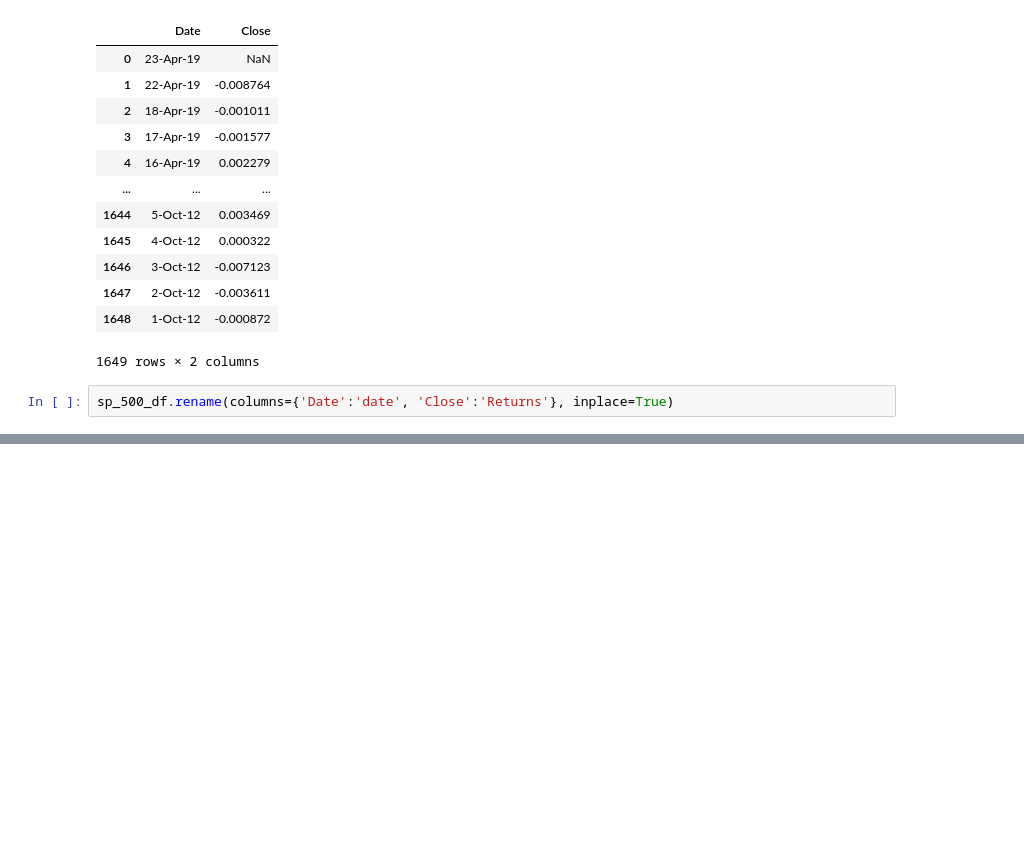
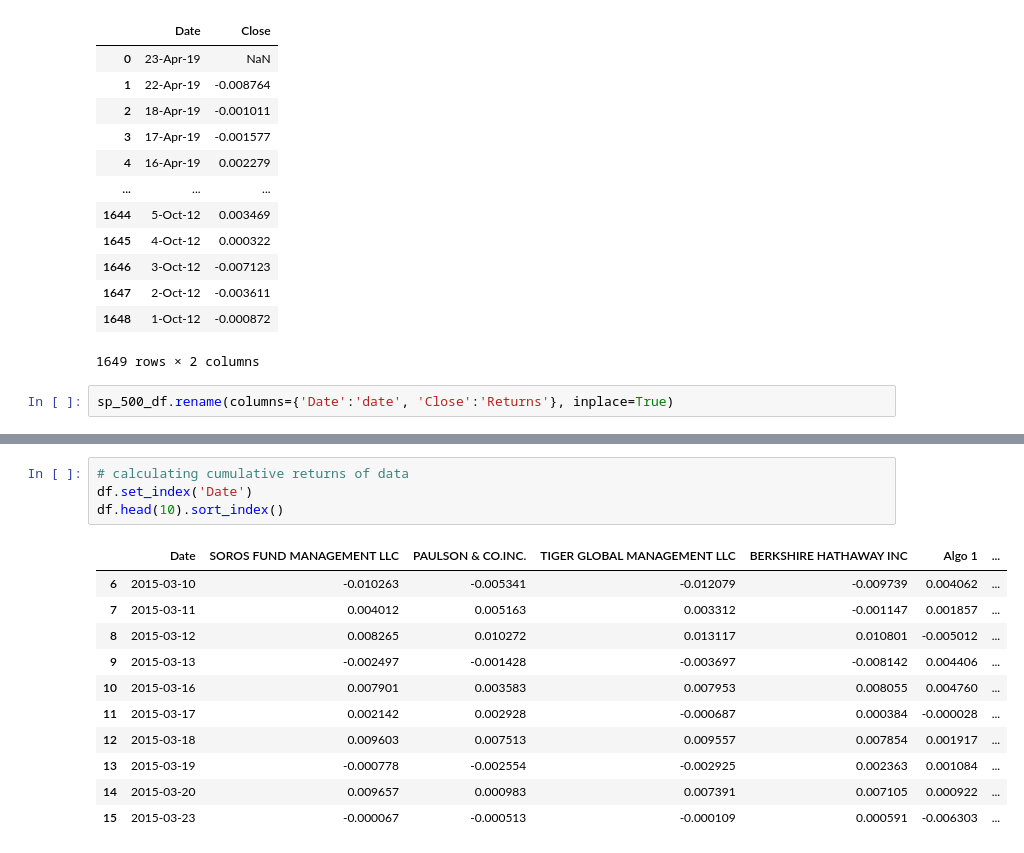
Before and after one commit to willudeh99/Python-wih-Pandas, a Jupyter notebook: Untitled.ipynb, the cells around one changed output, grey strips where cells are left out. Saved outputs shown, nothing was run; the diff lists cells and outputs as text; blank space fills up the shorter version.

```diff
--- a/Untitled.ipynb
+++ b/Untitled.ipynb
@@ -255,0 +266,16 @@ df.head(10)
+# %%
+# calculating cumulative returns of data
+df.set_index('Date')
+df.head(10).sort_index()
+# %% [output]
+|  | Date | SOROS FUND MANAGEMENT LLC | PAULSON & CO.INC. | TIGER GLOBAL MANAGEMENT LLC | BERKSHIRE HATHAWAY INC | Algo 1 | ... |
+| 6 | 2015-03-10 | -0.010263 | -0.005341 | -0.012079 | -0.009739 | 0.004062 | ... |
+| 7 | 2015-03-11 | 0.004012 | 0.005163 | 0.003312 | -0.001147 | 0.001857 | ... |
+| 8 | 2015-03-12 | 0.008265 | 0.010272 | 0.013117 | 0.010801 | -0.005012 | ... |
+| 9 | 2015-03-13 | -0.002497 | -0.001428 | -0.003697 | -0.008142 | 0.004406 | ... |
+| 10 | 2015-03-16 | 0.007901 | 0.003583 | 0.007953 | 0.008055 | 0.004760 | ... |
+| 11 | 2015-03-17 | 0.002142 | 0.002928 | -0.000687 | 0.000384 | -0.000028 | ... |
+| 12 | 2015-03-18 | 0.009603 | 0.007513 | 0.009557 | 0.007854 | 0.001917 | ... |
+| 13 | 2015-03-19 | -0.000778 | -0.002554 | -0.002925 | 0.002363 | 0.001084 | ... |
+| 14 | 2015-03-20 | 0.009657 | 0.000983 | 0.007391 | 0.007105 | 0.000922 | ... |
+| 15 | 2015-03-23 | -0.000067 | -0.000513 | -0.000109 | 0.000591 | -0.006303 | ... |
```
Also changed, not shown: parts of 7 cells of this notebook.
